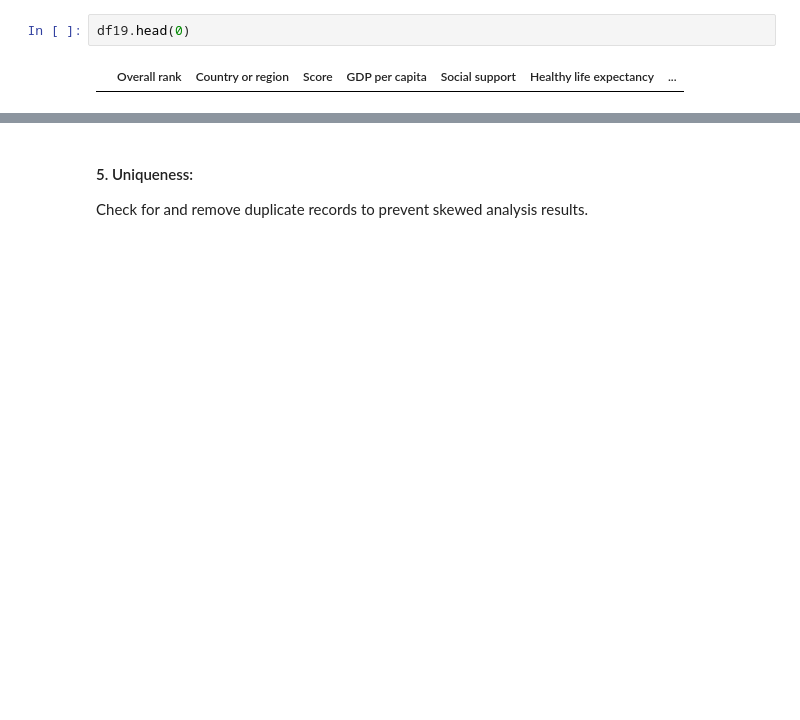
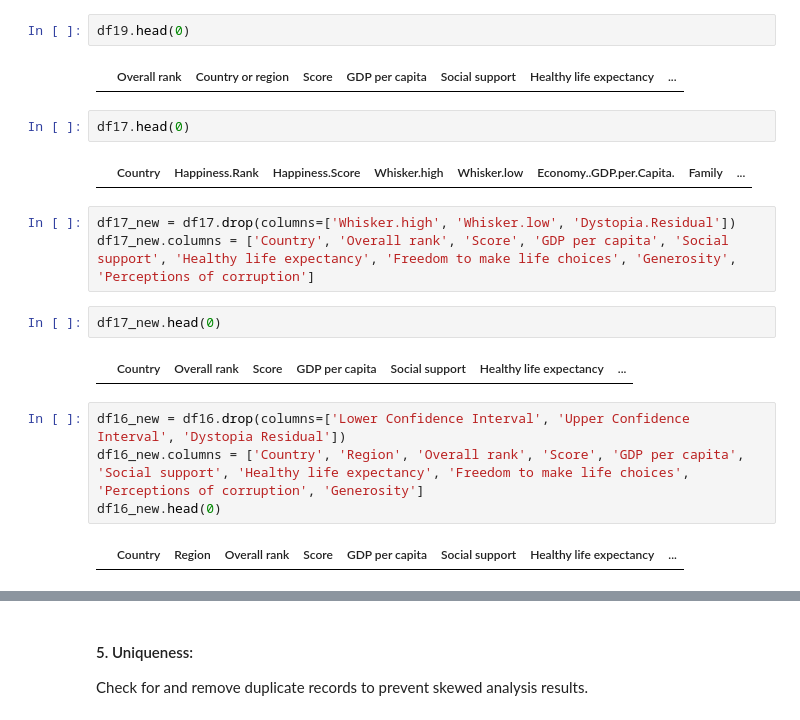
Before and after one commit to Tuwaiq-DS-ML-bootcamp-V-7/Usecase-2, a Jupyter notebook: EDA explain template-(Salman Gassem).ipynb, the cells around one changed output, grey strips where cells are left out. Drawn from its saved outputs; the diff is of its cells as text; blank space fills up the shorter version.

```diff
--- a/EDA explain template-(Salman Gassem).ipynb
+++ b/EDA explain template-(Salman Gassem).ipynb
@@ -391,3 +401,20 @@ df18.head(0)
 df19.head(0)
 # %% [output]
 |  | Overall rank | Country or region | Score | GDP per capita | Social support | Healthy life expectancy | ... |
+# %%
+df17.head(0)
+# %% [output]
+|  | Country | Happiness.Rank | Happiness.Score | Whisker.high | Whisker.low | Economy..GDP.per.Capita. | Family | ... |
+# %%
+df17_new = df17.drop(columns=['Whisker.high', 'Whisker.low', 'Dystopia.Residual'])
+df17_new.columns = ['Country', 'Overall rank', 'Score', 'GDP per capita', 'Social support', 'Healthy life expectancy', 'Freedom to make life choices', 'Generosity', 'Perceptions of corruption']
+# %%
+df17_new.head(0)
+# %% [output]
+|  | Country | Overall rank | Score | GDP per capita | Social support | Healthy life expectancy | ... |
+# %%
+df16_new = df16.drop(columns=['Lower Confidence Interval', 'Upper Confidence Interval', 'Dystopia Residual'])
+df16_new.columns = ['Country', 'Region', 'Overall rank', 'Score', 'GDP per capita', 'Social support', 'Healthy life expectancy', 'Freedom to make life choices', 'Perceptions of corruption', 'Generosity']
+df16_new.head(0)
+# %% [output]
+|  | Country | Region | Overall rank | Score | GDP per capita | Social support | Healthy life expectancy | ... |
```
Also changed, not shown: parts of 57 cells of this notebook.
